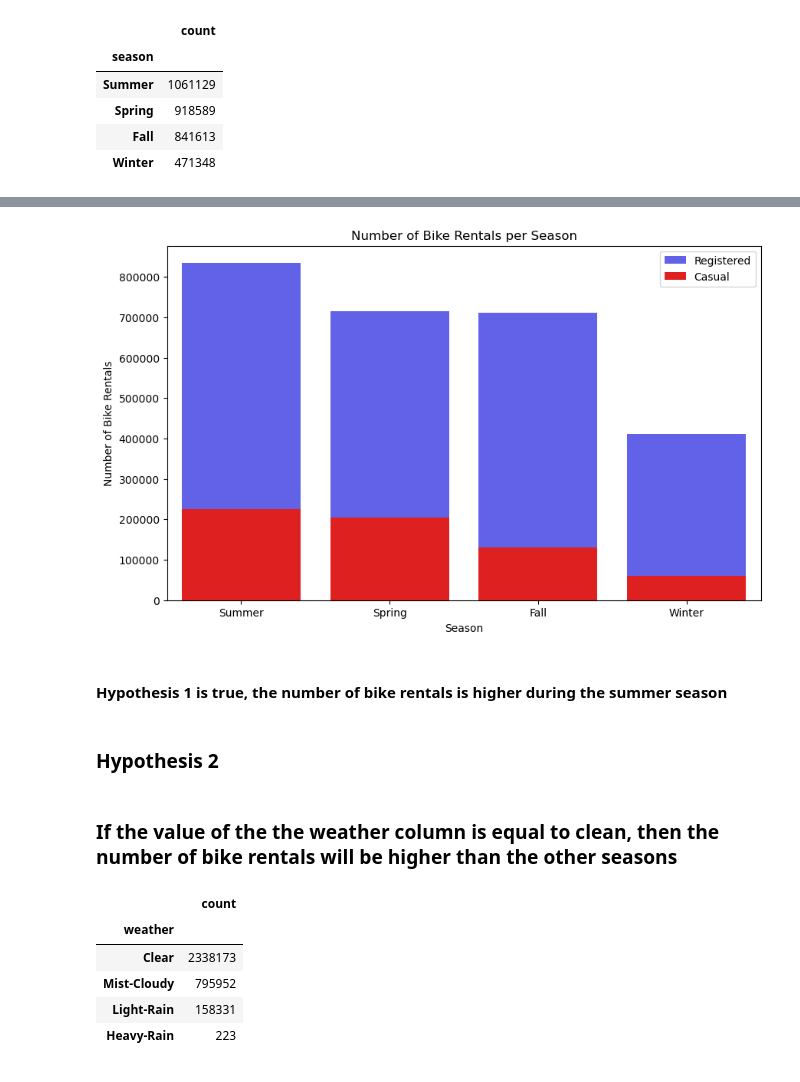
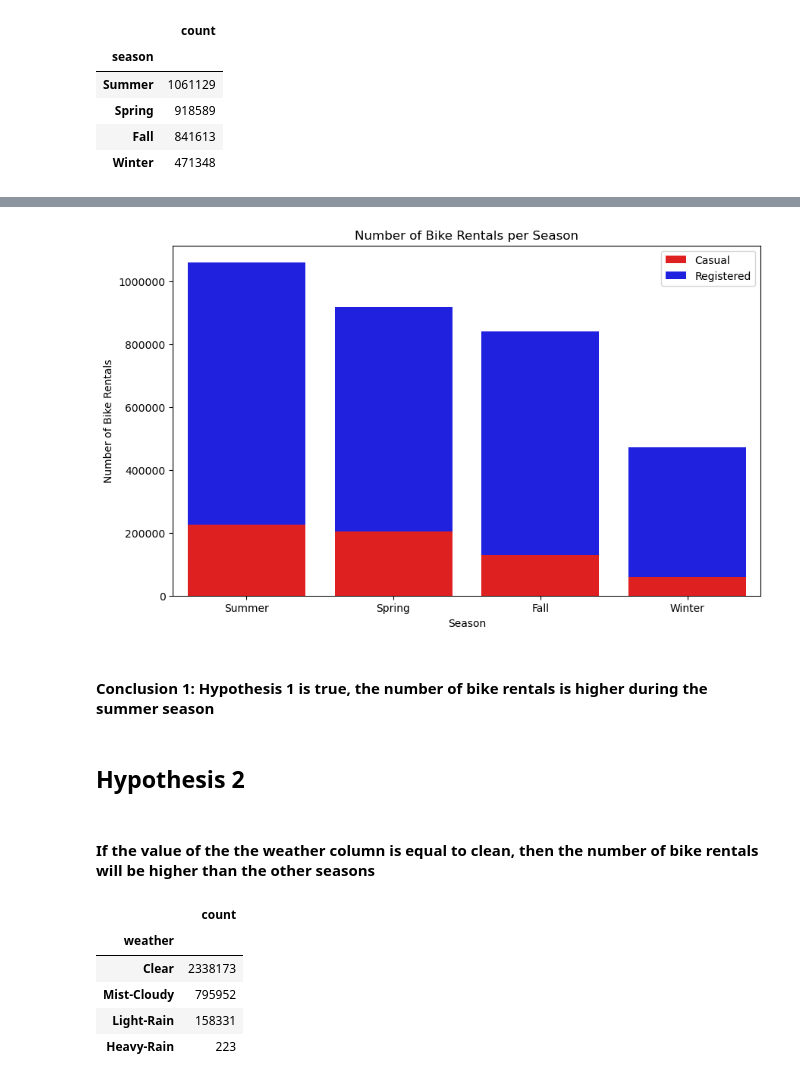
Before and after one commit to MaxLopezSalgado/capital_bike_sharing, a Jupyter notebook: eda/eda.ipynb, the cells around one changed output, grey strips where cells are left out. Drawn from its saved outputs; the diff is of its cells as text; code cells hidden in the pictures.

Commit message:
improoved code format and created plots for hypothesis 4,5 and 6

```diff
--- a/eda/eda.ipynb
+++ b/eda/eda.ipynb
@@ -62,27 +64,30 @@ rentals_per_season_df
 | Fall | 49327258 | 8512650 | 48763 | 50307.84 | 48408.5386 | 2823.27 | 48434.5948 | 129782 | 711831 | ... |
 | Winter | 26733118 | 8532836 | 49413 | 25706.06 | 15592.2666 | 2466.08 | 61136.4950 | 60622 | 410726 | ... |
 # %%
-# create a bar plot that shows the number of bike rentals per season and the type of user
+# Create a bar plot for the casual users
 plt.figure(figsize=(10, 6))
-sns.barplot(x=rentals_per_season_df.index, y=rentals_per_season_df['registered_user'], color='blue', label='Registered', alpha=0.7)   # we need to call this first to get the casual users on top of the registered users in the graph
 sns.barplot(x=rentals_per_season_df.index, y=rentals_per_season_df['casual_user'], color='red', label='Casual')
+
+# Create a bar plot for the registered users on top of the casual users
+sns.barplot(x=rentals_per_season_df.index, y=rentals_per_season_df['registered_user'], color='blue', bottom=rentals_per_season_df['casual_user'], label='Registered')
+
+# Adjust the y-axis tick labels to display the actual numbers without scientific notation
+plt.ticklabel_format(style='plain', axis='y')
+
 plt.title('Number of Bike Rentals per Season')
 plt.xlabel('Season')
 plt.ylabel('Number of Bike Rentals')
 plt.legend()
 
-# Adjust the y-axis tick labels to display the actual numbers without scientific notation
-plt.ticklabel_format(style='plain', axis='y')
-
 plt.show()
 # %% [output]
-[figure, old version]
+[figure, new version]
 # %% [markdown]
-#### Hypothesis 1 is true, the number of bike rentals is higher during the summer season
+#### Conclusion 1: Hypothesis 1 is true, the number of bike rentals is higher during the summer season
 # %% [markdown]
-### Hypothesis 2
+## Hypothesis 2
 # %% [markdown]
-### If the value of the the weather column is equal to clean, then the number of bike rentals will be higher than the other seasons
+#### If the value of the the weather column is equal to clean, then the number of bike rentals will be higher than the other seasons
 # %%
 # Create a pivot table to check the number of bike rentals in each weather and order it in descending order
 rentals_per_weather = pd.pivot_table(rentals_time_weather, index='weather', values='count', aggfunc='sum').sort_values(by='count', ascending=False)
```
Also changed, not shown: parts of 45 cells of this notebook.
